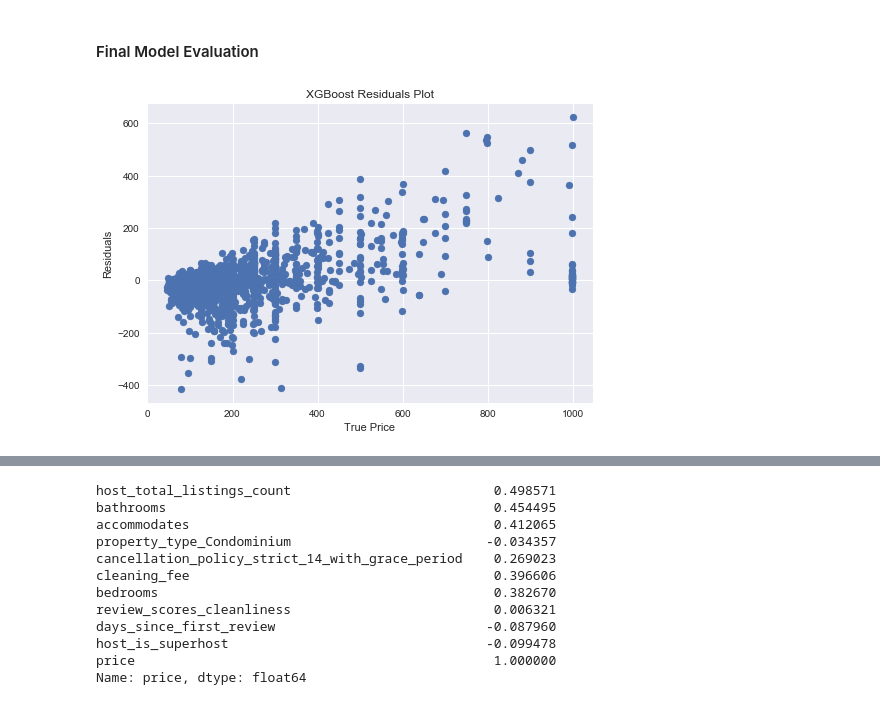
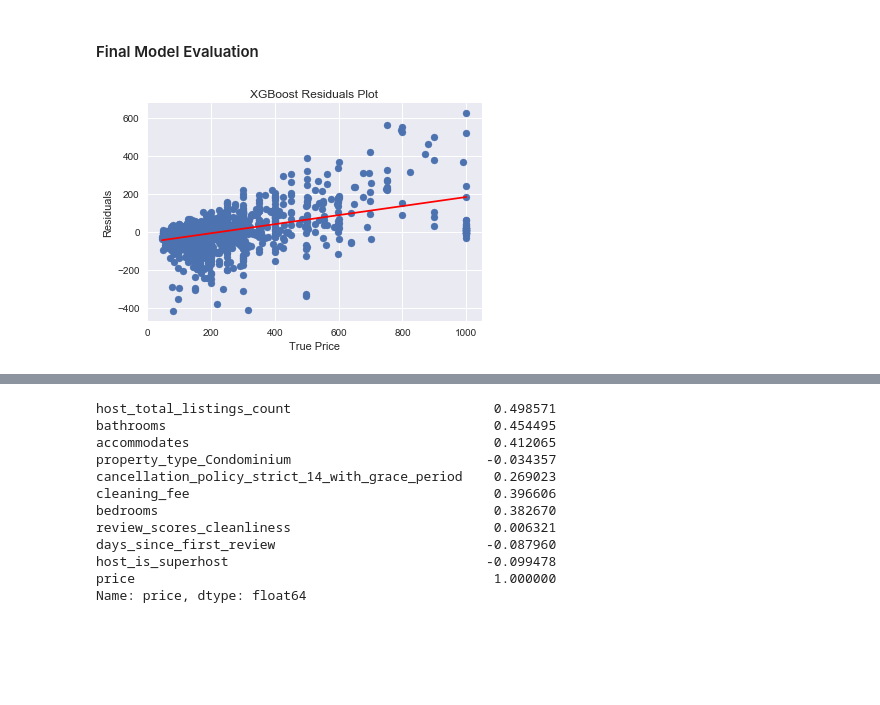
Before and after one commit to dtaylor072/nashville_airbnb, a Jupyter notebook: modeling.ipynb, the cells around one changed output, grey strips where cells are left out. Saved outputs shown, nothing was run; the diff lists cells and outputs as text; code cells hidden in the pictures; blank space fills up the shorter version.

Commit message:
add figures

```diff
--- a/modeling.ipynb
+++ b/modeling.ipynb
@@ -458,14 +462,16 @@ Accuracy = 69.15%
 # %%
 # residuals plot
 y_pred = xgb.predict(X_test)
 residuals = y_test - y_pred
 plt.scatter(y_test, residuals)
+plt.plot(np.unique(y_test), np.poly1d(np.polyfit(y_test, residuals, 1))(np.unique(y_test)), color='r')
 plt.ylabel('Residuals')
 plt.xlabel('True Price')
 plt.title('XGBoost Residuals Plot')
+plt.savefig('figures/xgb_residuals.jpg', dpi=250)
 plt.show()
 # %% [output]
-[figure, old version]
+[figure, new version]
 # %%
 # Q-Q plot
 fig, ax = plt.subplots()
```
Also changed, not shown: parts of 8 cells of this notebook, 8 other files.
